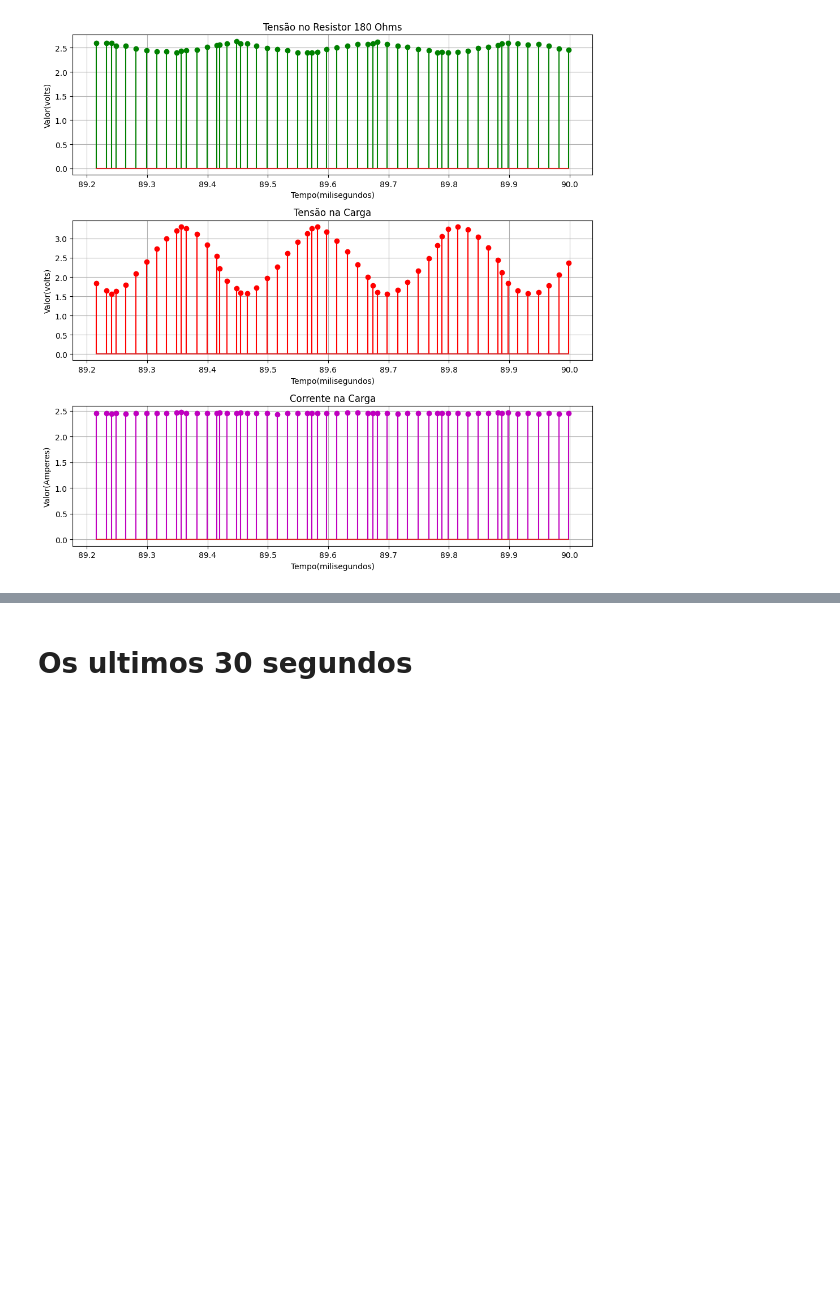
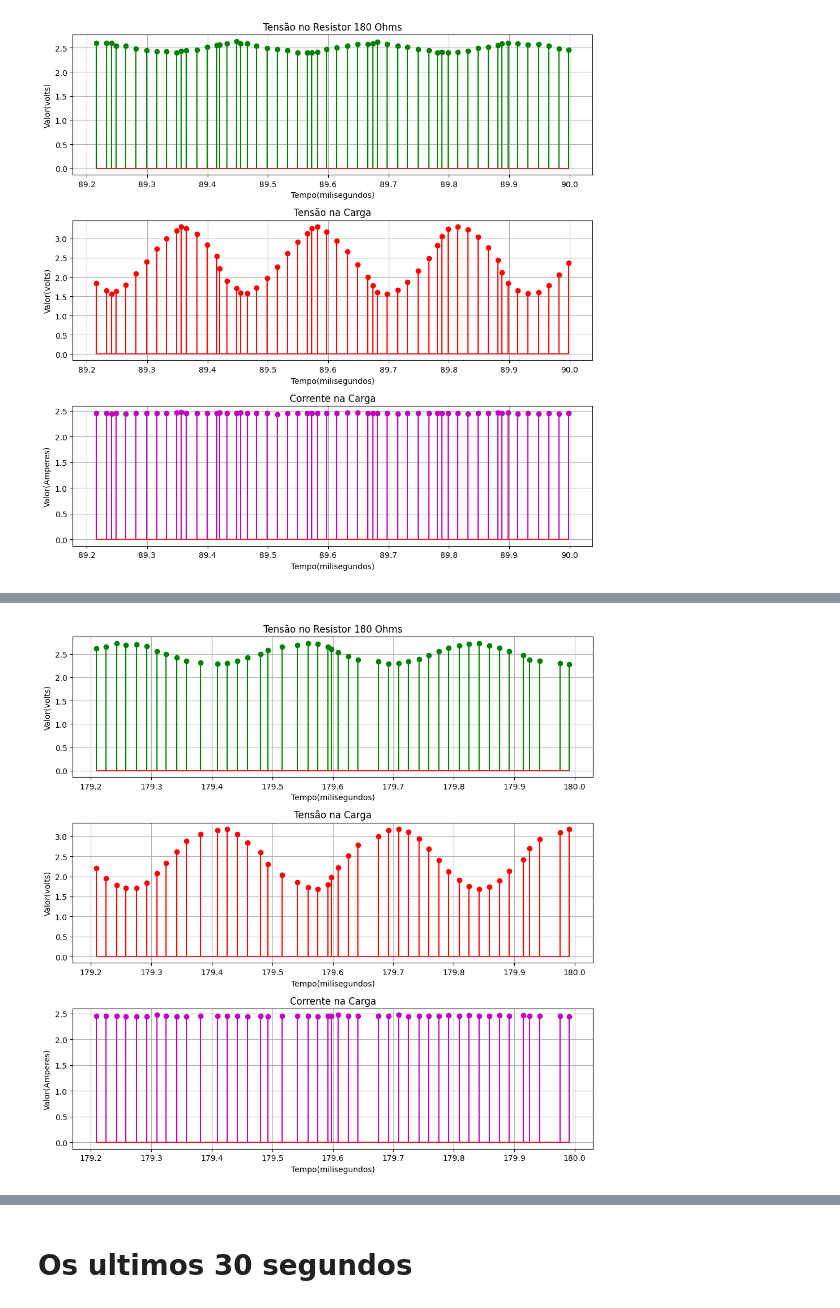
Before and after one commit to joaosnet/ArduinoSinaisEletricos, a Jupyter notebook: plot.ipynb, the cells around one changed output, grey strips where cells are left out. Cells and saved outputs as stored; diff of their text form; code cells hidden in the pictures; blank space fills up the shorter version.

```diff
--- a/plot.ipynb
+++ b/plot.ipynb
@@ -253,0 +388,5 @@ plt.show()
+# %%
+# A cada 30 segundos temos um novo transiente, então vamos selecionar os dados de 150 a 180 segundos
+amostras = df[(df['Minutos']>=2) & (df['Segundos'] >= 59.2) & (df['Minutos'] < 3) & (df['Segundos'] <= 60)]
+display(amostras)
+amostras.info()
@@ -253,0 +424,31 @@ plt.show()
+# %%
+plt.figure(figsize=(10, 10))
+
+# Plotando a tensão no Resistor 180 Ohms
+plt.subplot(3, 1, 1)  # subplot com 2 linhas e 2 colunas, este é o quarto gráfico
+plt.stem(amostras['Tempo'], amostras['Tensão no Resistor 180 ohms'], 'g')
+plt.title('Tensão no Resistor 180 Ohms')
+plt.xlabel('Tempo(milisegundos)')
+plt.ylabel('Valor(volts)')
+plt.grid(True)
+
+# Plotando a tensão na Carga
+plt.subplot(3, 1, 2)  # subplot com 2 linhas e 2 colunas, este é o terceiro gráfico
+plt.stem(amostras['Tempo'], amostras['Tensão na Carga'], 'r')
+plt.title('Tensão na Carga')
+plt.xlabel('Tempo(milisegundos)')
+plt.ylabel('Valor(volts)')
+plt.grid(True)
+
+# Plotando a corrente na Carga
+plt.subplot(3, 1, 3)  # subplot com 2 linhas e 2 colunas, este é o quarto gráfico
+plt.stem(amostras['Tempo'], amostras['Corrente Coleta'], 'm')
+plt.title('Corrente na Carga')
+plt.xlabel('Tempo(milisegundos)')
+plt.ylabel('Valor(Amperes)')
+plt.grid(True)
+
+plt.tight_layout()
+plt.show()
+# %% [output]
+[figure, added]
```
Also changed, not shown: parts of 7 cells of this notebook.
